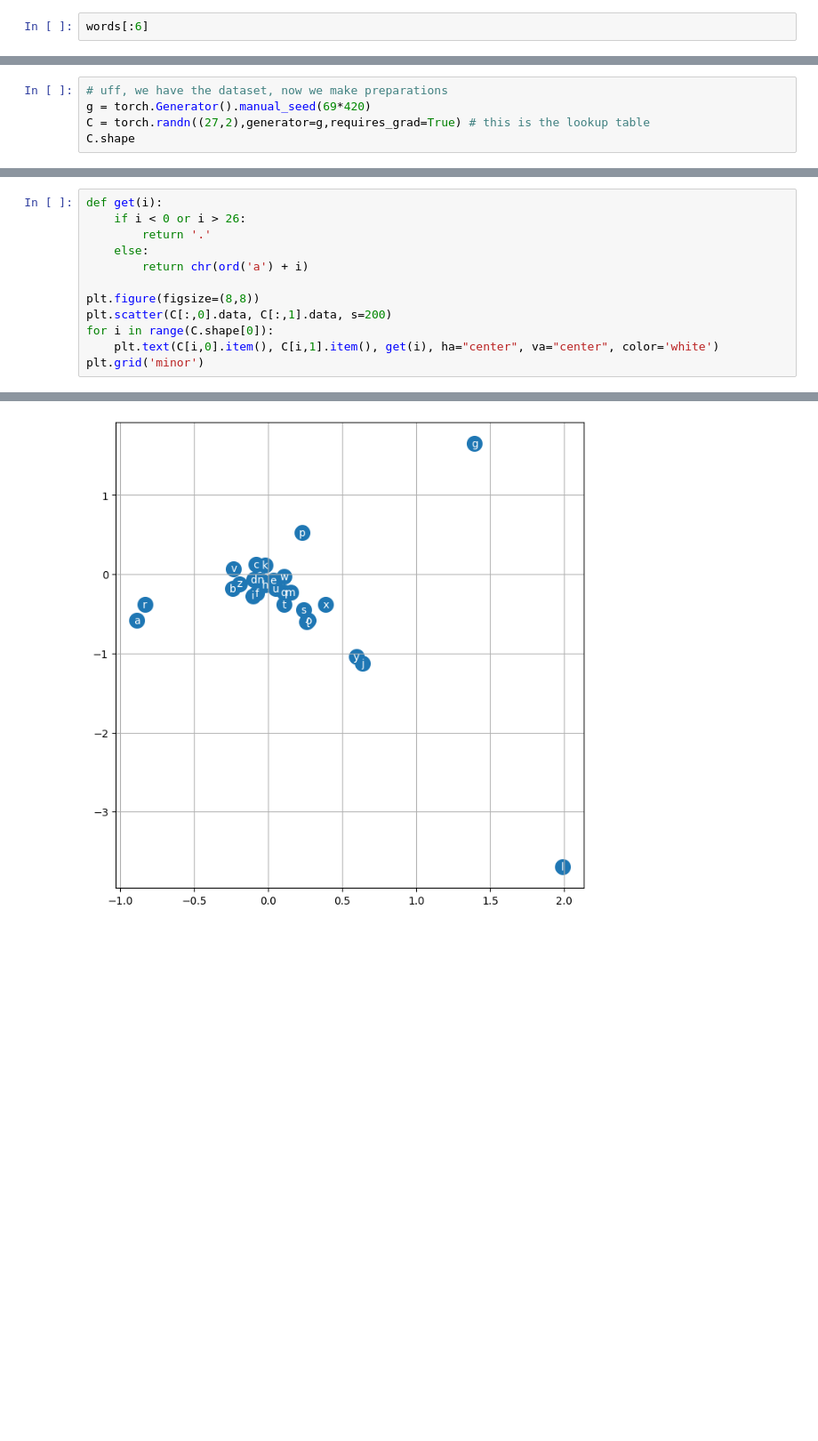
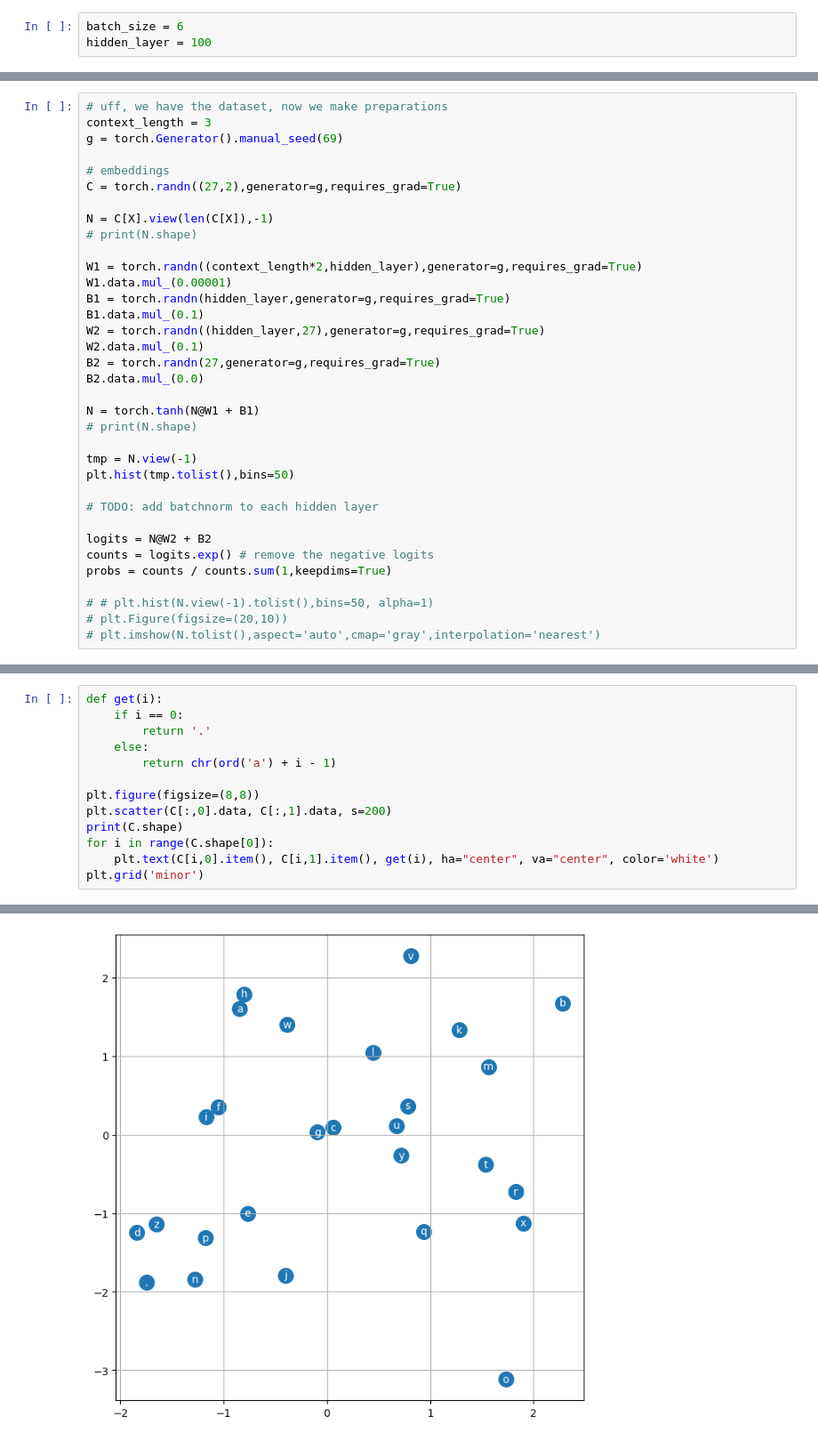
Before and after one commit to nubskr/CharNet, a Jupyter notebook: mlp.ipynb, the cells around one changed output, grey strips where cells are left out. Shown: that part at 89% size. Cells and saved outputs as stored; diff of their text form; blank space fills up the shorter version.

Commit message:
adding layers from scratch

```diff
--- a/mlp.ipynb
+++ b/mlp.ipynb
@@ -7,2 +8,3 @@ print(len(words))
 # %%
-words[:6]
+batch_size = 6
+hidden_layer = 100
@@ -36,6 +31,36 @@ print(X[:2])
 # %%
 # uff, we have the dataset, now we make preparations
-g = torch.Generator().manual_seed(69*420)
-C = torch.randn((27,2),generator=g,requires_grad=True) # this is the lookup table
-C.shape
+context_length = 3
+g = torch.Generator().manual_seed(69)
+
+# embeddings
+C = torch.randn((27,2),generator=g,requires_grad=True)
+
+N = C[X].view(len(C[X]),-1)
+# print(N.shape)
+
+W1 = torch.randn((context_length*2,hidden_layer),generator=g,requires_grad=True)
+W1.data.mul_(0.00001)
+B1 = torch.randn(hidden_layer,generator=g,requires_grad=True)
+B1.data.mul_(0.1)
+W2 = torch.randn((hidden_layer,27),generator=g,requires_grad=True)
+W2.data.mul_(0.1)
+B2 = torch.randn(27,generator=g,requires_grad=True)
+B2.data.mul_(0.0)
+
+N = torch.tanh(N@W1 + B1)
+# print(N.shape)
+
+tmp = N.view(-1)
+plt.hist(tmp.tolist(),bins=50)
+
+# TODO: add batchnorm to each hidden layer
+
+logits = N@W2 + B2
+counts = logits.exp() # remove the negative logits
+probs = counts / counts.sum(1,keepdims=True)
+
+# # plt.hist(N.view(-1).tolist(),bins=50, alpha=1)
+# plt.Figure(figsize=(20,10))
+# plt.imshow(N.tolist(),aspect='auto',cmap='gray',interpolation='nearest')
 # %% [output]
@@ -189,12 +154,13 @@ tensor(15.6360, grad_fn=<NegBackward0>)
 # %%
 def get(i):
-    if i < 0 or i > 26:
+    if i == 0:
         return '.'
     else:
-        return chr(ord('a') + i)
+        return chr(ord('a') + i - 1)
 
 plt.figure(figsize=(8,8))
 plt.scatter(C[:,0].data, C[:,1].data, s=200)
+print(C.shape)
 for i in range(C.shape[0]):
     plt.text(C[i,0].item(), C[i,1].item(), get(i), ha="center", va="center", color='white')
 plt.grid('minor')
@@ -202 +169 @@ plt.grid('minor')
-[figure, old version]
+[figure, new version]
```
Also changed, not shown: parts of 12 cells of this notebook.
